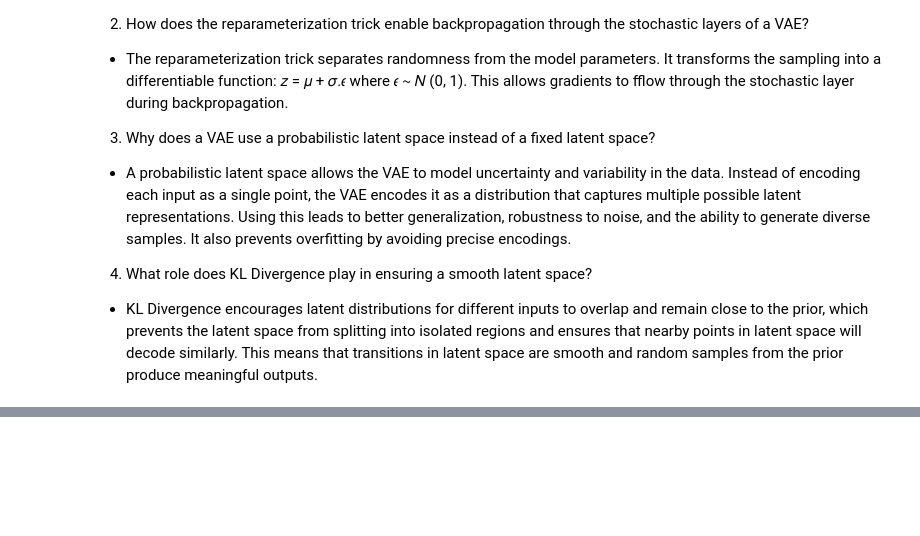
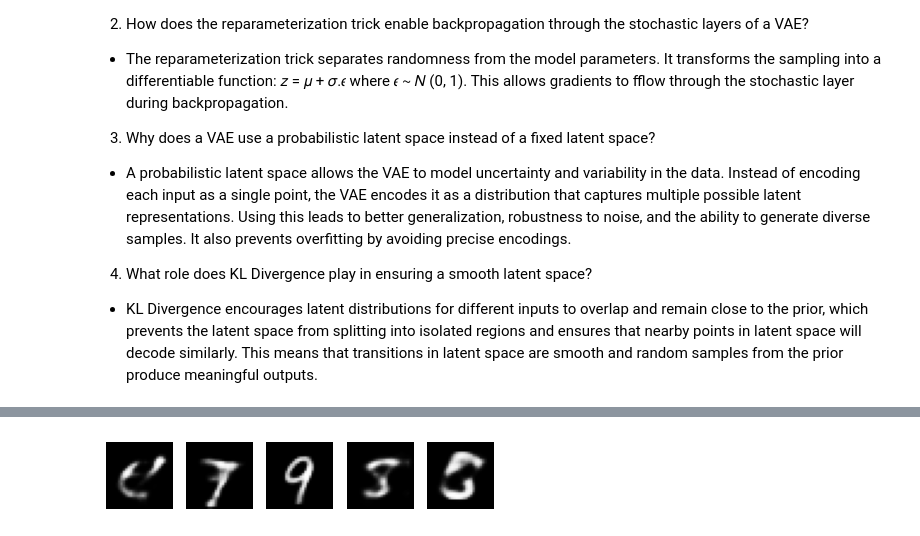
Before and after one commit to brandonyeu/variational-autoencoders, a Jupyter notebook: variational_autoencoders.ipynb, the cells around one changed output, grey strips where cells are left out. Saved outputs shown, nothing was run; the diff lists cells and outputs as text; code cells hidden in the pictures; blank space fills up the shorter version.

```diff
--- a/variational_autoencoders.ipynb
+++ b/variational_autoencoders.ipynb
@@ -19,0 +64,24 @@ Variational Autoencoders
+# %%
+# Training the VAE
+def train(model, train_loader, optimizer, epoch):
+    model.train()
+    train_loss = 0
+    for batch_idx, (data, _) in enumerate(train_loader):
+        optimizer.zero_grad()
+        recon_batch, mu, logvar = model(data)
+        loss = loss_function(recon_batch, data, mu, logvar)
+        loss.backward()
+        train_loss += loss.item()
+        optimizer.step()
+    print(f'Epoch {epoch}, Loss: {train_loss / len(train_loader.dataset)}')
+# %%
+# Load MNIST dataset and run the training
+transform = transforms.ToTensor()
+train_dataset = datasets.MNIST('./data', train=True, download=True, transform=transform)
+train_loader = torch.utils.data.DataLoader(train_dataset, batch_size=128, shuffle=True)
+
+vae = VAE(input_dim=784, hidden_dim=400, latent_dim=20)
+optimizer = optim.Adam(vae.parameters(), lr=1e-3)
+
+for epoch in range(1, 11):
+    train(vae, train_loader, optimizer, epoch)
@@ -19,0 +99,23 @@ Variational Autoencoders
+# %%
+import matplotlib.pyplot as plt
+
+# Function to generate and display new images
+def generate_images(model, num_images=10, latent_dim=20):
+    model.eval()  # Set model to evaluation mode
+    with torch.no_grad():  # Turn off gradients for generation
+        # Sample random points from the latent space (standard normal distribution)
+        z = torch.randn(num_images, latent_dim)
+        # Decode these points to generate images
+        generated_images = model.decode(z).cpu()
+
+    # Plot the generated images
+    fig, axs = plt.subplots(1, num_images, figsize=(num_images, 1.5))
+    for i in range(num_images):
+        axs[i].imshow(generated_images[i].view(28, 28), cmap='gray')
+        axs[i].axis('off')
+    plt.show()
+# %%
+# Assuming you have already trained the model (vae) and it has a latent dimension of 20
+generate_images(vae, num_images=5, latent_dim=20)
+# %% [output]
+[figure, added]
```
Also changed, not shown: parts of 12 cells of this notebook.
